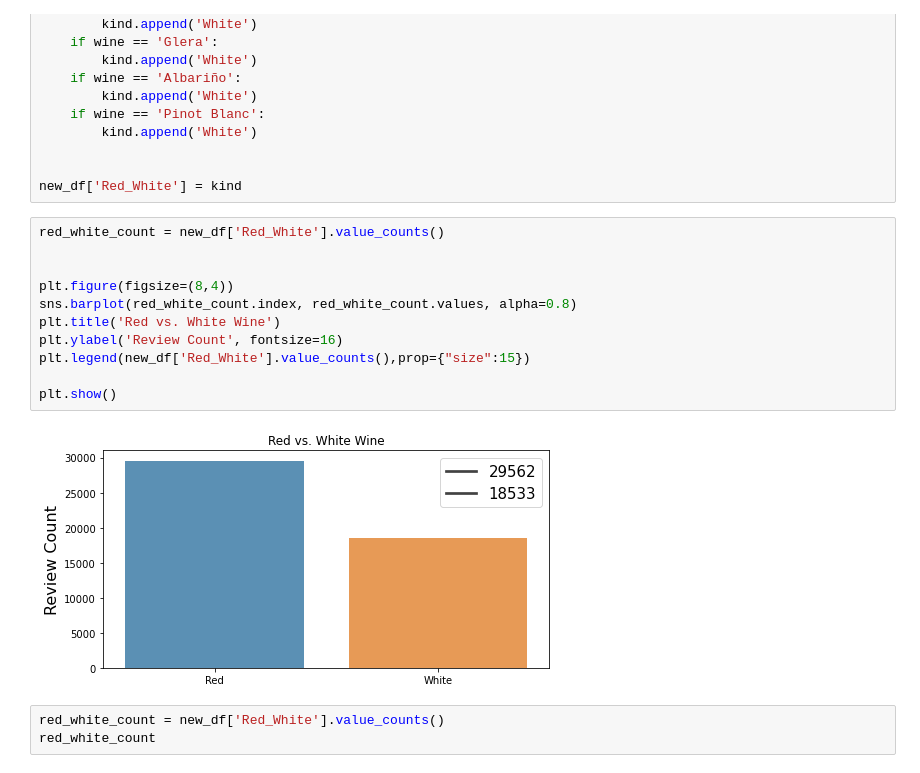
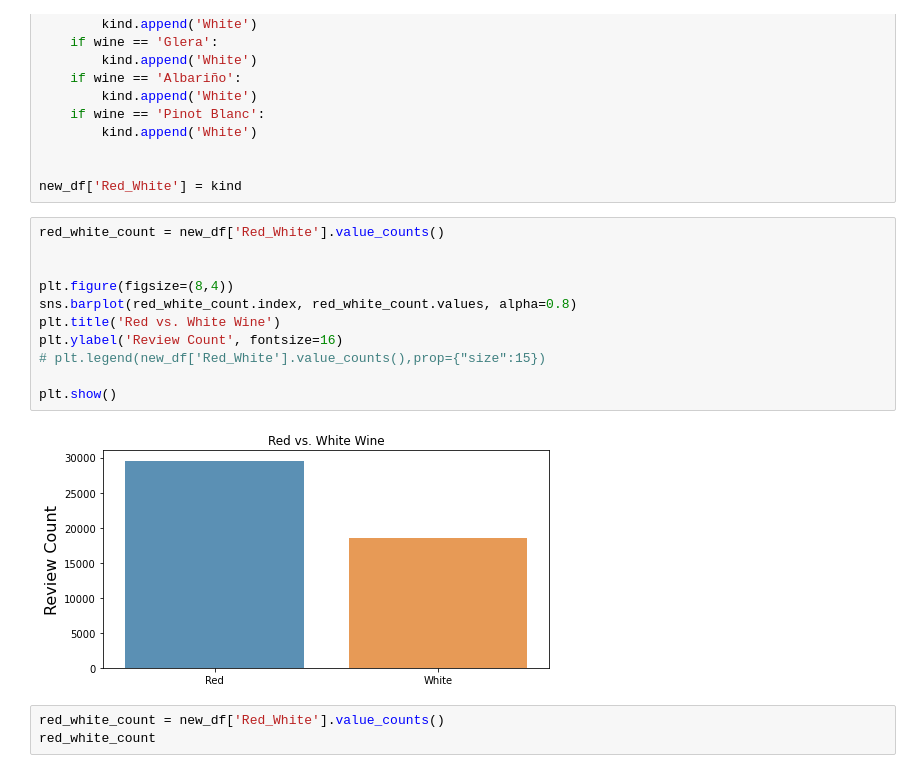
Before and after one commit to ascott011/Wine_Prediction, a Jupyter notebook: Capstone_2.1.ipynb, the cells around one changed output. Drawn from its saved outputs; the diff is of its cells as text.

```diff
--- a/Capstone_2.1.ipynb
+++ b/Capstone_2.1.ipynb
@@ -238,16 +238,16 @@ new_df['Red_White'] = kind
 # %%
 red_white_count = new_df['Red_White'].value_counts()
 
 
 plt.figure(figsize=(8,4))
 sns.barplot(red_white_count.index, red_white_count.values, alpha=0.8)
 plt.title('Red vs. White Wine')
 plt.ylabel('Review Count', fontsize=16)
-plt.legend(new_df['Red_White'].value_counts(),prop={"size":15})
+# plt.legend(new_df['Red_White'].value_counts(),prop={"size":15})
 
 plt.show()
 # %% [output]
-[figure, old version]
+[figure, new version]
 # %%
 red_white_count = new_df['Red_White'].value_counts()
 red_white_count
```
